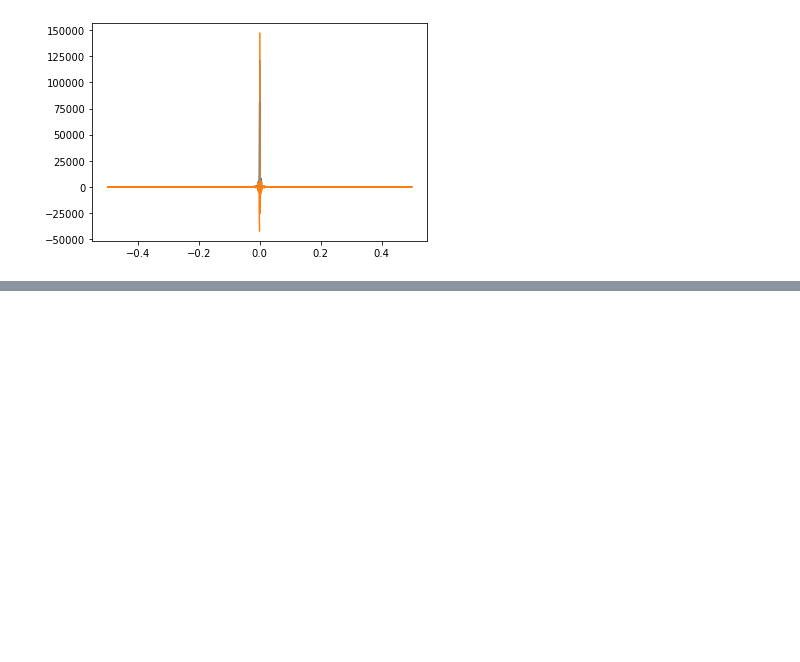
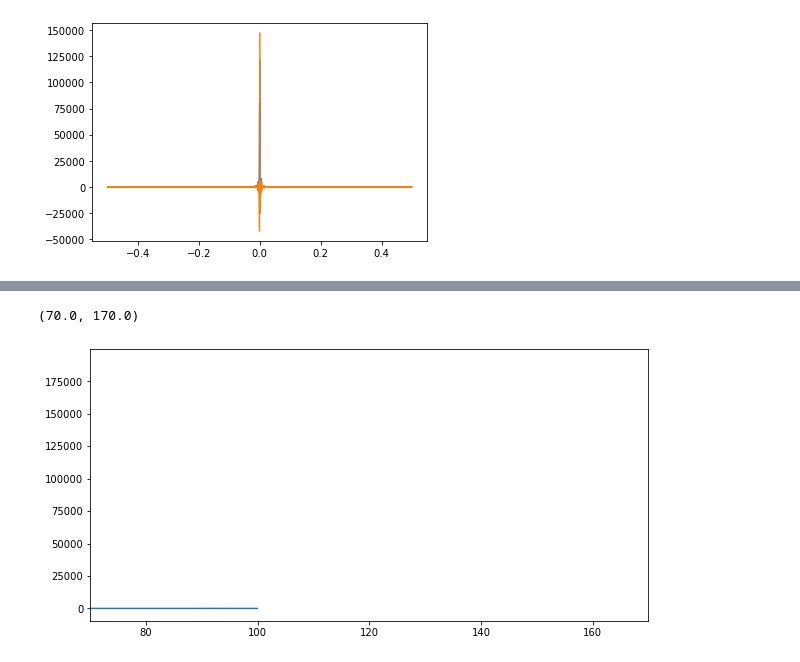
Before and after one commit to Dombearx/piro1, a Jupyter notebook: Run.ipynb, the cells around one changed output, grey strips where cells are left out. Drawn from its saved outputs; the diff is of its cells as text; code cells hidden in the pictures; blank space fills up the shorter version.

```diff
--- a/Run.ipynb
+++ b/Run.ipynb
@@ -395,0 +373,13 @@ plt.plot(freq, sp.real, freq, sp.imag)
+# %%
+samples = tc_complex.shape[-1]
+sample_frequency = 200000  # 200 kHz
+sample_interval = 1 / sample_frequency
+
+signal_spectrum = np.fft.fftshift(np.fft.fft(tc_complex))
+freqs = np.fft.fftshift(np.fft.fftfreq(samples, d=sample_interval))
+plt.figure(figsize=(10,5))
+plt.plot(freqs / 1e3, np.abs(signal_spectrum))  # in kHz
+plt.xlim(70, 170)
+# %% [output]
+(70.0, 170.0)
+[figure, added]
```
Also changed, not shown: parts of 29 cells of this notebook.
